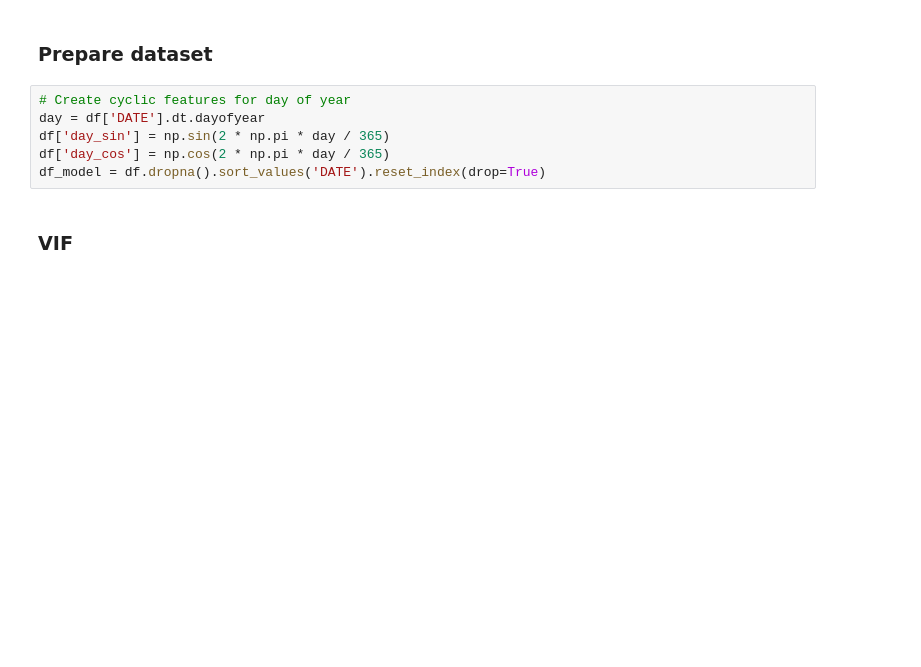
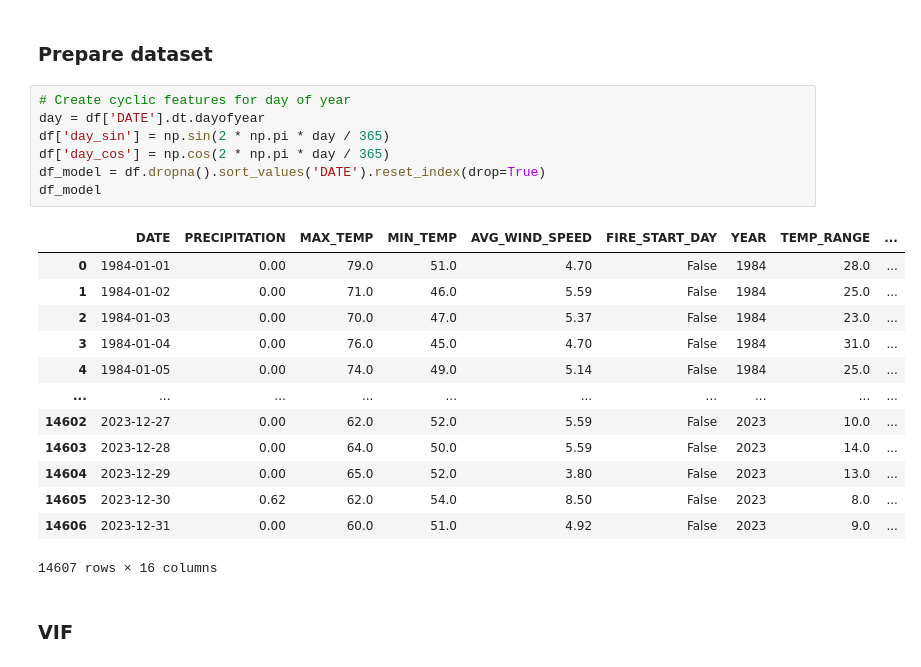
Before and after one commit to kire001/usu-calfire, a Jupyter notebook: USU_Calfire.ipynb, the cells around one changed output. Saved outputs shown, nothing was run; the diff lists cells and outputs as text; blank space fills up the shorter version.

```diff
--- a/USU_Calfire.ipynb
+++ b/USU_Calfire.ipynb
@@ -122,9 +123,24 @@ plt.show()
 # %%
 # Create cyclic features for day of year
 day = df['DATE'].dt.dayofyear
 df['day_sin'] = np.sin(2 * np.pi * day / 365)
 df['day_cos'] = np.cos(2 * np.pi * day / 365)
 df_model = df.dropna().sort_values('DATE').reset_index(drop=True)
+df_model
+# %% [output]
+|  | DATE | PRECIPITATION | MAX_TEMP | MIN_TEMP | AVG_WIND_SPEED | FIRE_START_DAY | YEAR | TEMP_RANGE | ... |
+| 0 | 1984-01-01 | 0.00 | 79.0 | 51.0 | 4.70 | False | 1984 | 28.0 | ... |
+| 1 | 1984-01-02 | 0.00 | 71.0 | 46.0 | 5.59 | False | 1984 | 25.0 | ... |
+| 2 | 1984-01-03 | 0.00 | 70.0 | 47.0 | 5.37 | False | 1984 | 23.0 | ... |
+| 3 | 1984-01-04 | 0.00 | 76.0 | 45.0 | 4.70 | False | 1984 | 31.0 | ... |
+| 4 | 1984-01-05 | 0.00 | 74.0 | 49.0 | 5.14 | False | 1984 | 25.0 | ... |
+| ... | ... | ... | ... | ... | ... | ... | ... | ... | ... |
+| 14602 | 2023-12-27 | 0.00 | 62.0 | 52.0 | 5.59 | False | 2023 | 10.0 | ... |
+| 14603 | 2023-12-28 | 0.00 | 64.0 | 50.0 | 5.59 | False | 2023 | 14.0 | ... |
+| 14604 | 2023-12-29 | 0.00 | 65.0 | 52.0 | 3.80 | False | 2023 | 13.0 | ... |
+| 14605 | 2023-12-30 | 0.62 | 62.0 | 54.0 | 8.50 | False | 2023 | 8.0 | ... |
+| 14606 | 2023-12-31 | 0.00 | 60.0 | 51.0 | 4.92 | False | 2023 | 9.0 | ... |
+14607 rows × 16 columns
 # %% [markdown]
 ### VIF
 # %%
```
Also changed, not shown: parts of 16 cells of this notebook, 16 other files.
